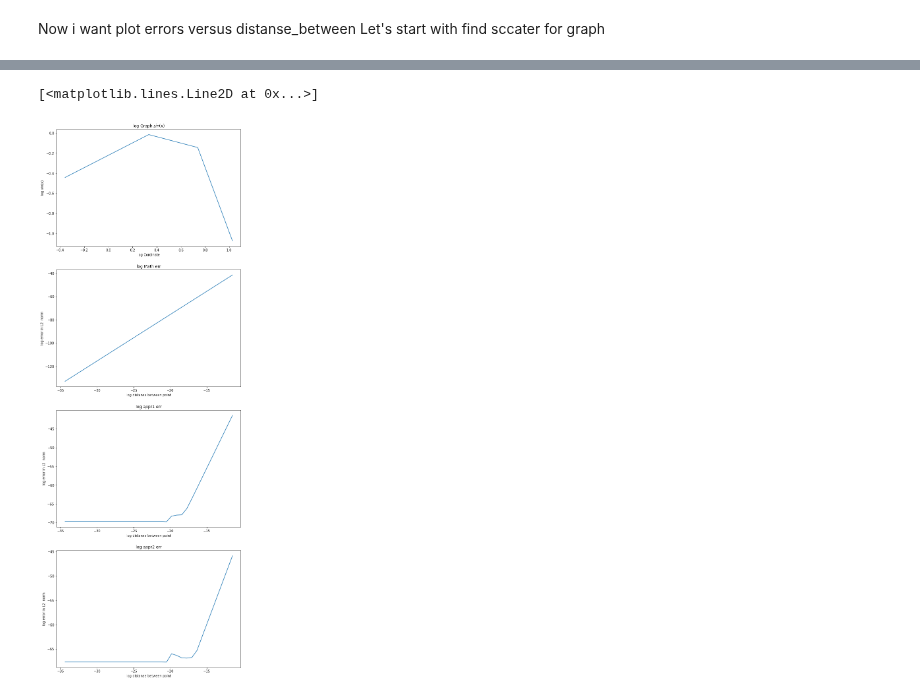
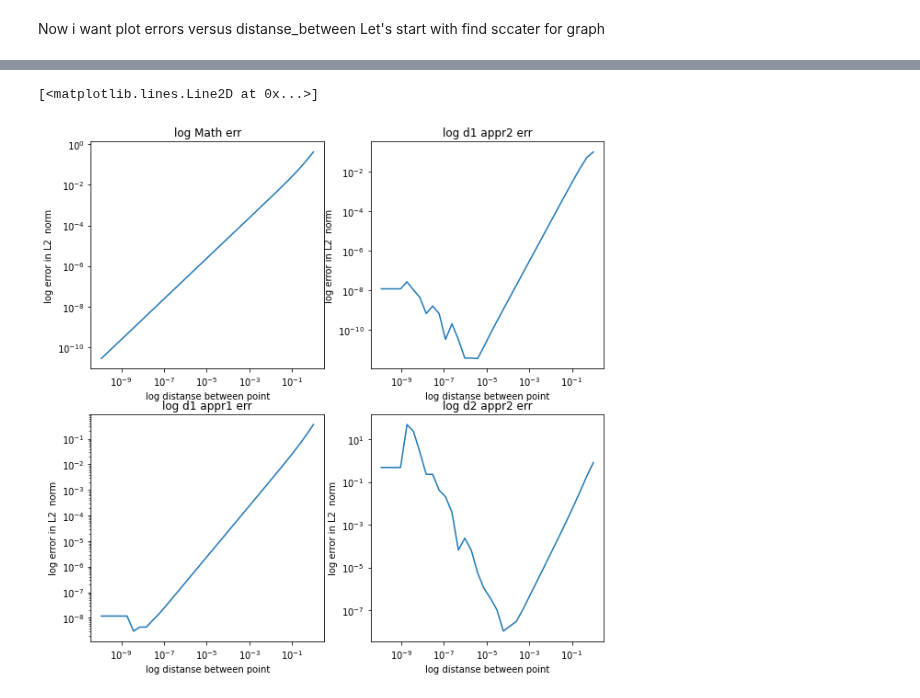
Before and after one commit to Kalik-Kun/MathCalcData, a Jupyter notebook: Lab1.ipynb, the cells around one changed output, grey strips where cells are left out. Saved outputs shown, nothing was run; the diff lists cells and outputs as text; code cells hidden in the pictures.

```diff
--- a/Lab1.ipynb
+++ b/Lab1.ipynb
@@ -102 +201,7 @@ err_real_appr2 =  err_der_l2(d1sin, df_appr2)
+# %%
+def MEL2 (f, x, h):
+    return np.sqrt(((d2func(x + h/2)*h/2)**2).sum())
+
+def MEL1 (f, x , h):
+    return (np.abs(d2func(x + h/2)*h/2)).sum()
 # %% [markdown]
@@ -116,6 +287,12 @@ Let's start with find sccater for graph
 # %%
-arr_distanse, arr_err = err_for_plot(0, 2*np.pi, 10**(-15))
-arr_err = arr_err.reshape((arr_distanse.shape[0], 3))
-print("Number of scatter:")
-print(arr_distanse.shape[0])
+# arr_distanse, arr_err = err_for_plot(0, 2*np.pi, 10**(-16))
+# arr_err = arr_err.reshape((arr_distanse.shape[0], 3))
+# print("Number of scatter:", arr_distanse.shape[0])
+
+x0 = 0.5
+h0 = 1
+eps = 1e-10
+arr_distanse, arr_err = err_for_plot(x0, h0, eps)
+arr_err = arr_err.reshape((arr_distanse.shape[0], 4))
+print("Number of scatter:", arr_distanse.shape[0])
 # %% [output]
@@ -150,25 +311,26 @@ ax[3].plot(arr_distanse, arr_err[:, 2])
 # %%
-fig, ax = plt.subplots(nrows=4, ncols=1, figsize=(10, 30))
+fig, ax = plt.subplots(nrows=2, ncols=2, figsize=(10, 10))
 
-ax[0].set_xlabel("log Cordinate")
-ax[1].set_xlabel("log distanse between point")
-ax[2].set_xlabel("log distanse between point")
-ax[3].set_xlabel("log distanse between point")
+ax[0][0].set_xlabel("log distanse between point")
+ax[1][0].set_xlabel("log distanse between point")
+ax[0][1].set_xlabel("log distanse between point")
+ax[1][1].set_xlabel("log distanse between point")
 
-ax[0].set_ylabel("log $sin(x)$")
-ax[1].set_ylabel("log error in L2  norm")
-ax[2].set_ylabel("log error in L2  norm")
-ax[3].set_ylabel("log error in L2  norm")
+ax[0][0].set_ylabel("log error in L2  norm")
+ax[1][0].set_ylabel("log error in L2  norm")
+ax[0][1].set_ylabel("log error in L2  norm")
+ax[1][1].set_ylabel("log error in L2  norm")
 
-ax[0].set_title("log Graph $sin(x)$")
-ax[1].set_title("log Math err")
-ax[2].set_title("log appr1 err")
-ax[3].set_title("log appr2 err")
 
-ax[0].plot(np.log(func_x), np.log(func_y))
-ax[1].plot(np.log(arr_distanse), np.log(arr_err[:, 0]))
-ax[2].plot(np.log(arr_distanse), np.log(arr_err[:, 1]))
-ax[3].plot(np.log(arr_distanse), np.log(arr_err[:, 2]))
+ax[0][0].set_title("log Math err")
+ax[1][0].set_title("log d1 appr1 err")
+ax[0][1].set_title("log d1 appr2 err")
+ax[1][1].set_title("log d2 appr2 err")
+
+ax[0][0].loglog(arr_distanse, arr_err[:, 0])
+ax[1][0].loglog(arr_distanse, arr_err[:, 1])
+ax[0][1].loglog(arr_distanse, arr_err[:, 2])
+ax[1][1].loglog(arr_distanse, arr_err[:, 3])
 # %% [output]
 [<matplotlib.lines.Line2D at 0x...>]
-[figure, old version]
+[figure, new version]
```
Also changed, not shown: parts of 31 cells of this notebook, 1 other file.
